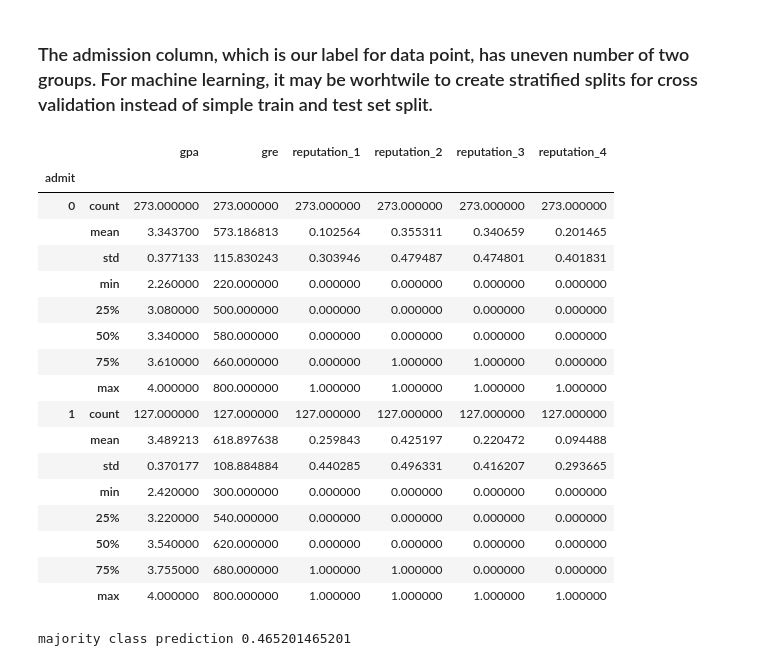
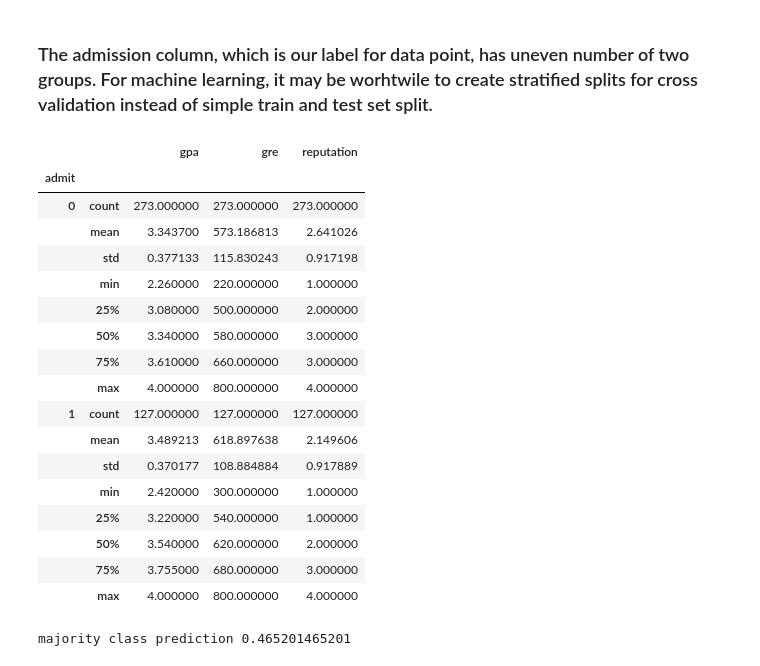
Before and after one commit to zhenningtan/Practice, a Jupyter notebook: Prediction of Student Admission.ipynb, the cells around one changed output. Cells and saved outputs as stored; diff of their text form; code cells hidden in the pictures.

```diff
--- a/Prediction of Student Admission.ipynb
+++ b/Prediction of Student Admission.ipynb
@@ -82,26 +77,26 @@ array([[<matplotlib.axes._subplots.AxesSubplot object at 0x...>,
 # calculate the majority class prediction accuracy
 admit_group = df.groupby( "admit")
 # %%
-admit.describe()
+admit_group.describe()
 # %% [output]
-|  |  | gpa | gre | reputation_1 | reputation_2 | reputation_3 | reputation_4 |
-| admit |  |  |  |  |  |  |  |
-| 0 | count | 273.000000 | 273.000000 | 273.000000 | 273.000000 | 273.000000 | 273.000000 |
-|  | mean | 3.343700 | 573.186813 | 0.102564 | 0.355311 | 0.340659 | 0.201465 |
-|  | std | 0.377133 | 115.830243 | 0.303946 | 0.479487 | 0.474801 | 0.401831 |
-|  | min | 2.260000 | 220.000000 | 0.000000 | 0.000000 | 0.000000 | 0.000000 |
-|  | 25% | 3.080000 | 500.000000 | 0.000000 | 0.000000 | 0.000000 | 0.000000 |
-|  | 50% | 3.340000 | 580.000000 | 0.000000 | 0.000000 | 0.000000 | 0.000000 |
-|  | 75% | 3.610000 | 660.000000 | 0.000000 | 1.000000 | 1.000000 | 0.000000 |
-|  | max | 4.000000 | 800.000000 | 1.000000 | 1.000000 | 1.000000 | 1.000000 |
-| 1 | count | 127.000000 | 127.000000 | 127.000000 | 127.000000 | 127.000000 | 127.000000 |
-|  | mean | 3.489213 | 618.897638 | 0.259843 | 0.425197 | 0.220472 | 0.094488 |
-|  | std | 0.370177 | 108.884884 | 0.440285 | 0.496331 | 0.416207 | 0.293665 |
-|  | min | 2.420000 | 300.000000 | 0.000000 | 0.000000 | 0.000000 | 0.000000 |
-|  | 25% | 3.220000 | 540.000000 | 0.000000 | 0.000000 | 0.000000 | 0.000000 |
-|  | 50% | 3.540000 | 620.000000 | 0.000000 | 0.000000 | 0.000000 | 0.000000 |
-|  | 75% | 3.755000 | 680.000000 | 1.000000 | 1.000000 | 0.000000 | 0.000000 |
-|  | max | 4.000000 | 800.000000 | 1.000000 | 1.000000 | 1.000000 | 1.000000 |
+|  |  | gpa | gre | reputation |
+| admit |  |  |  |  |
+| 0 | count | 273.000000 | 273.000000 | 273.000000 |
+|  | mean | 3.343700 | 573.186813 | 2.641026 |
+|  | std | 0.377133 | 115.830243 | 0.917198 |
+|  | min | 2.260000 | 220.000000 | 1.000000 |
+|  | 25% | 3.080000 | 500.000000 | 2.000000 |
+|  | 50% | 3.340000 | 580.000000 | 3.000000 |
+|  | 75% | 3.610000 | 660.000000 | 3.000000 |
+|  | max | 4.000000 | 800.000000 | 4.000000 |
+| 1 | count | 127.000000 | 127.000000 | 127.000000 |
+|  | mean | 3.489213 | 618.897638 | 2.149606 |
+|  | std | 0.370177 | 108.884884 | 0.917889 |
+|  | min | 2.420000 | 300.000000 | 1.000000 |
+|  | 25% | 3.220000 | 540.000000 | 1.000000 |
+|  | 50% | 3.540000 | 620.000000 | 2.000000 |
+|  | 75% | 3.755000 | 680.000000 | 3.000000 |
+|  | max | 4.000000 | 800.000000 | 4.000000 |
 # %%
 majority_class_pred = 127 /273.0
 print "majority class prediction", majority_class_pred
```
Also changed, not shown: parts of 36 cells of this notebook.
